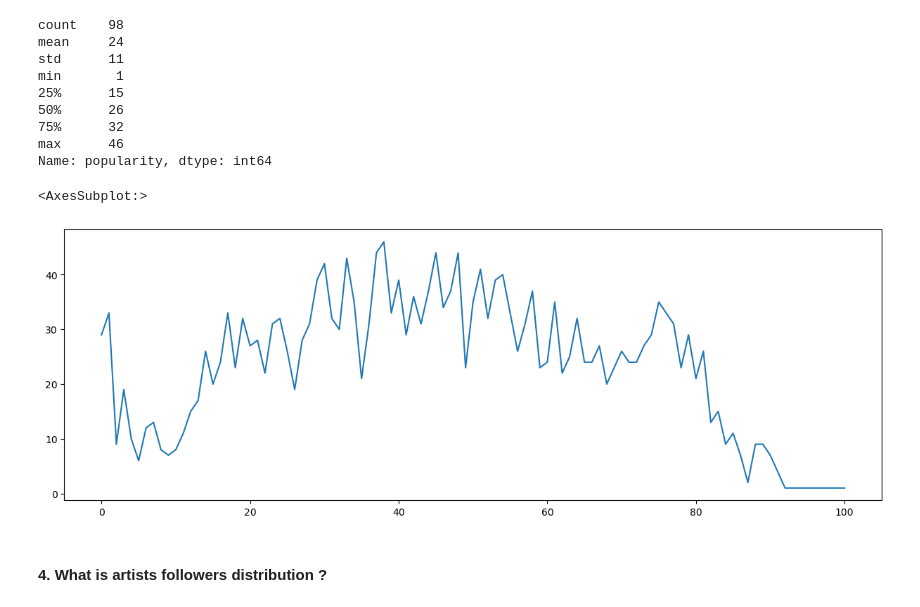
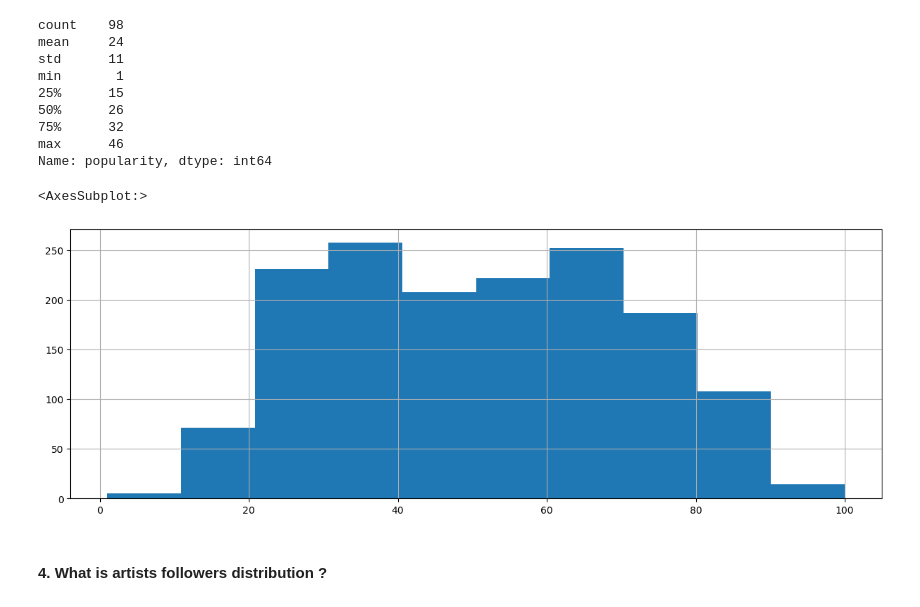
Before and after one commit to quytrungg/Final_Project_CSC14119, a Jupyter notebook: data_exploration/components/artists_data_exploration.ipynb, the cells around one changed output. Drawn from its saved outputs; the diff is of its cells as text; code cells hidden in the pictures.

```diff
--- a/data_exploration/components/artists_data_exploration.ipynb
+++ b/data_exploration/components/artists_data_exploration.ipynb
@@ -240,10 +240,10 @@ min       1
 max      46
 Name: popularity, dtype: int64
 # %%
-unique_data['popularity'].value_counts().sort_index().plot.line(figsize=(15,5))
+unique_data['popularity'].hist(figsize=(15,5))
 # %% [output]
 <AxesSubplot:>
-[figure, old version]
+[figure, new version]
 # %% [markdown]
 #### 4. What is artists followers distribution ?
 # %%
```
Also changed, not shown: 1 other file.
